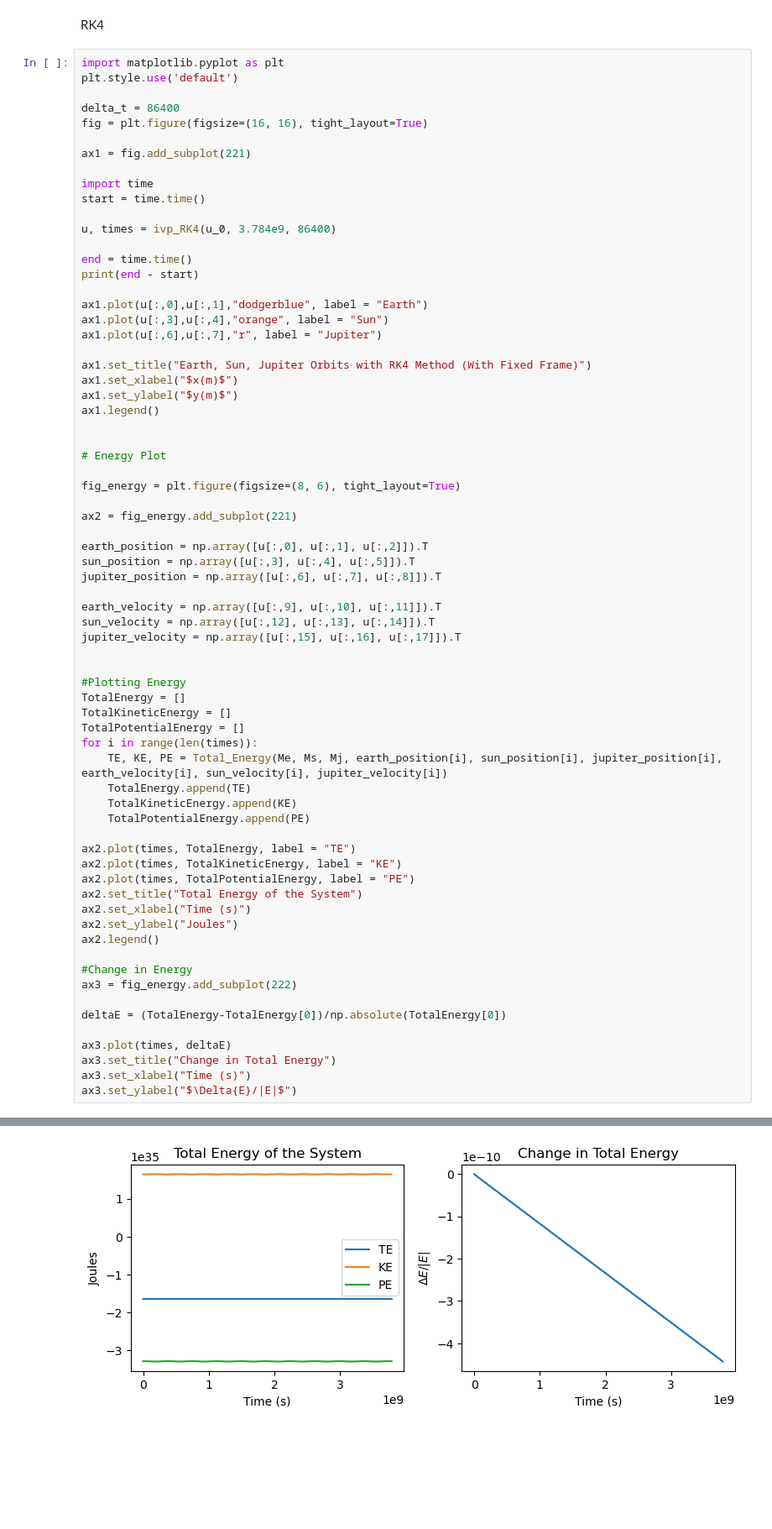
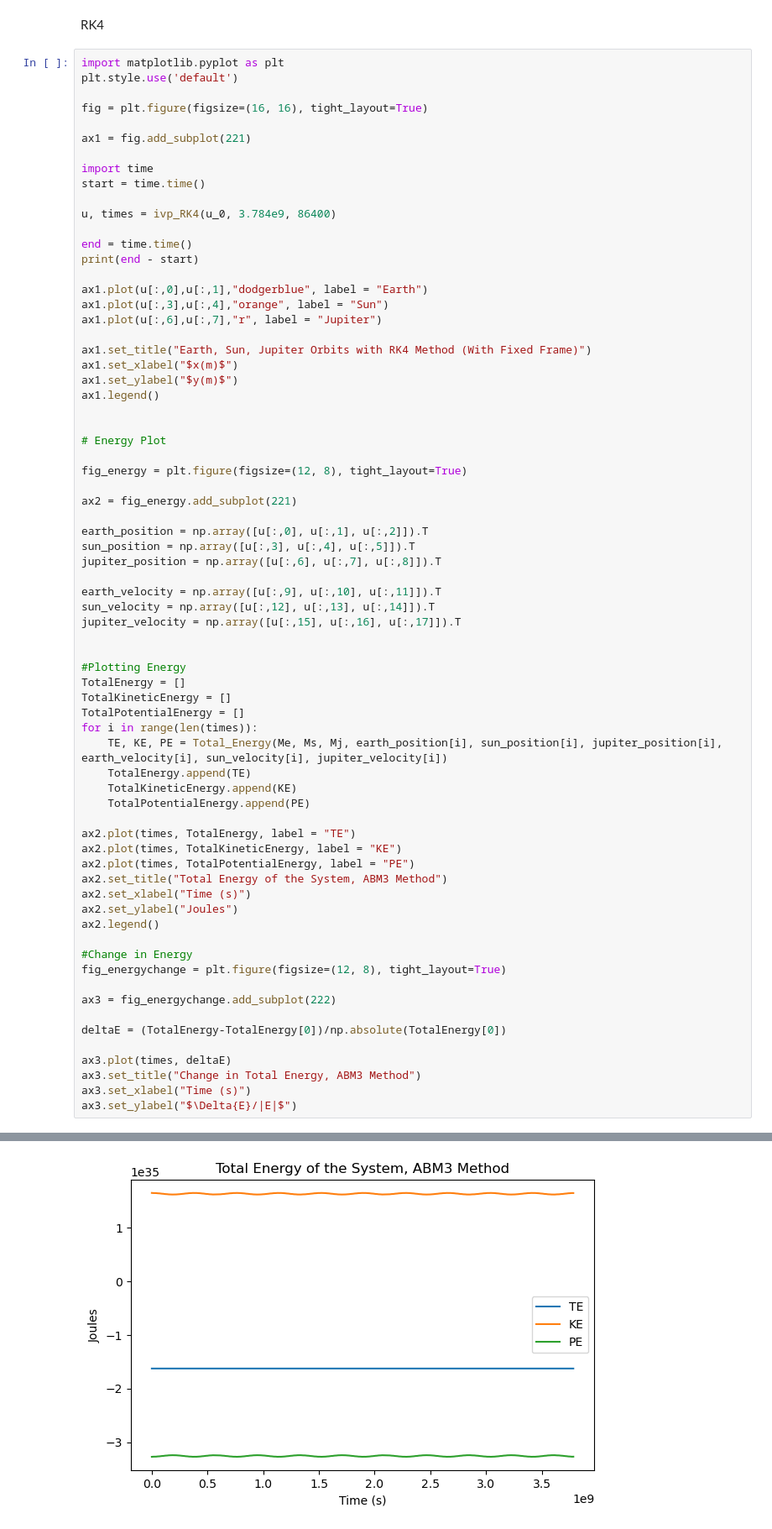
Before and after one commit to Zoinkadoinka/AE370-Project-1, a Jupyter notebook: Official Numerical Method Testing .ipynb, the cells around one changed output, grey strips where cells are left out. Shown at 84% size. Saved outputs shown, nothing was run; the diff lists cells and outputs as text; blank space fills up the shorter version.

```diff
--- a/Official Numerical Method Testing .ipynb
+++ b/Official Numerical Method Testing .ipynb
@@ -575,7 +677,6 @@ RK4
 import matplotlib.pyplot as plt
 plt.style.use('default')
 
-delta_t = 86400
 fig = plt.figure(figsize=(16, 16), tight_layout=True)
 
 ax1 = fig.add_subplot(221)
@@ -600,7 +701,7 @@ ax1.legend()
 
 # Energy Plot
 
-fig_energy = plt.figure(figsize=(8, 6), tight_layout=True)
+fig_energy = plt.figure(figsize=(12, 8), tight_layout=True)
 
 ax2 = fig_energy.add_subplot(221)
 
@@ -626,18 +727,20 @@ for i in range(len(times)):
 ax2.plot(times, TotalEnergy, label = "TE")
 ax2.plot(times, TotalKineticEnergy, label = "KE")
 ax2.plot(times, TotalPotentialEnergy, label = "PE")
-ax2.set_title("Total Energy of the System")
+ax2.set_title("Total Energy of the System, ABM3 Method")
 ax2.set_xlabel("Time (s)")
 ax2.set_ylabel("Joules")
 ax2.legend()
 
 #Change in Energy
-ax3 = fig_energy.add_subplot(222)
+fig_energychange = plt.figure(figsize=(12, 8), tight_layout=True)
+
+ax3 = fig_energychange.add_subplot(222)
 
 deltaE = (TotalEnergy-TotalEnergy[0])/np.absolute(TotalEnergy[0])
 
 ax3.plot(times, deltaE)
-ax3.set_title("Change in Total Energy")
+ax3.set_title("Change in Total Energy, ABM3 Method")
 ax3.set_xlabel("Time (s)")
 ax3.set_ylabel("$\Delta{E}/|E|$")
 # %% [output]
@@ -647 +750 @@ Text(0, 0.5, '$\\Delta{E}/|E|$')
-[figure, old version]
+[figure, new version]
```
Also changed, not shown: parts of 6 cells of this notebook.
